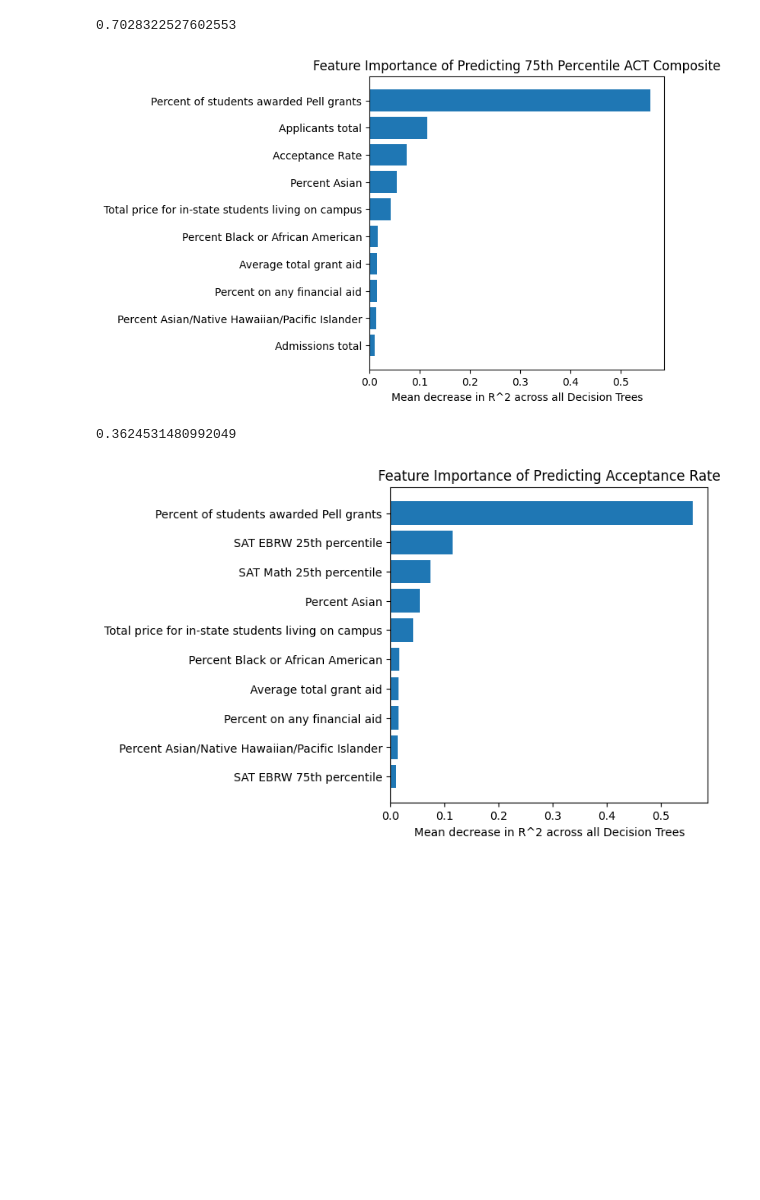
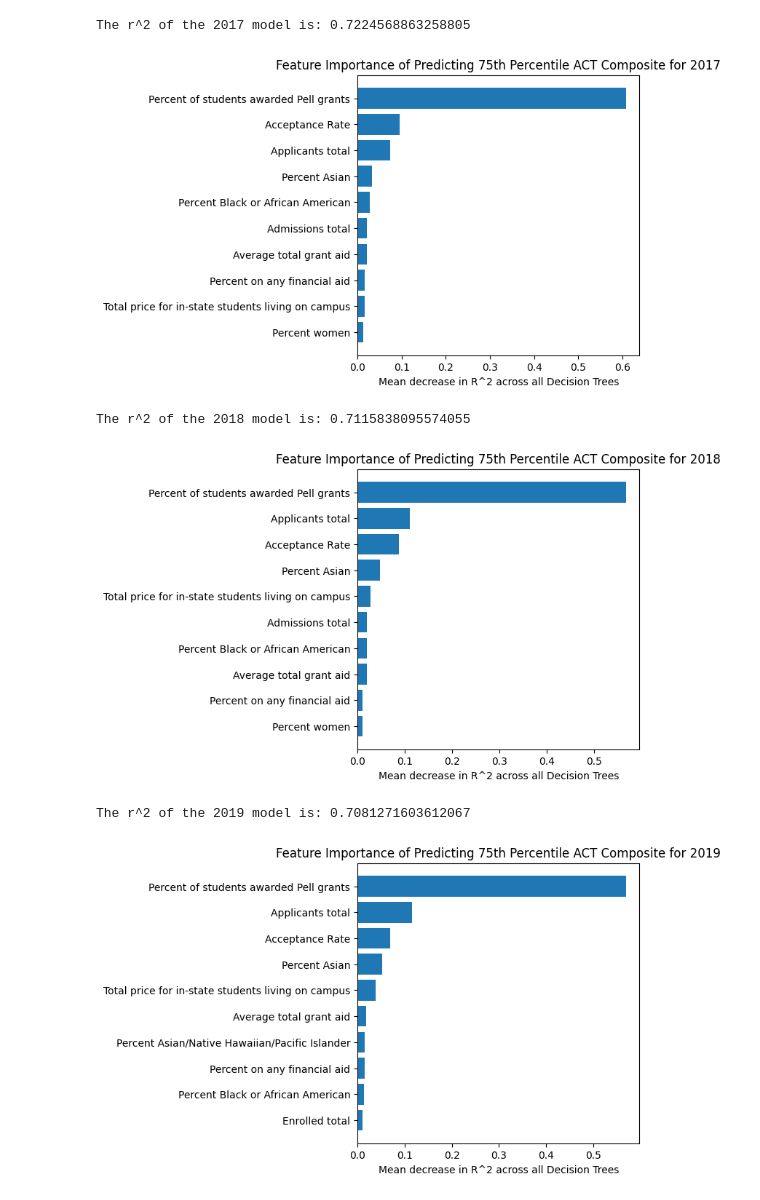
Before and after one commit to belljack17/standardized-testing, a Jupyter notebook: RandomForest.ipynb, the cells around one changed output. Cells and saved outputs as stored; diff of their text form; code cells hidden in the pictures; blank space fills up the shorter version.

Commit message:
updated with all years

```diff
--- a/RandomForest.ipynb
+++ b/RandomForest.ipynb
@@ -56,10 +76,3 @@ for train_idx, test_idx in kfold.split(x, y):
-# %%
-from sklearn.metrics import r2_score
-
-# get r^2
-r2_score(y_true=y, y_pred=y_pred)
-# %% [output]
-0.7028322527602553
 # %%
 import matplotlib.pyplot as plt
 
@@ -95,8 +108,0 @@ def plot_feat_import(feat_list, feat_import, title, sort=True, limit=None):
-# %%
-x_feat_list = df_2017.loc[:, 'Percent on any financial aid':'Enrolled part time total'].columns
-
-# plot the feature importances
-plot_feat_import(x_feat_list, rf_reg.feature_importances_, title = 'Feature Importance of Predicting 75th Percentile ACT Composite',
-                 limit = 10)
-# %% [output]
-[figure, removed]
@@ -135,14 +109,30 @@ for train_idx, test_idx in kfold.split(x, y):
-# %%
-from sklearn.metrics import r2_score
-
-# get r^2
-r2_score(y_true=y, y_pred=y_pred)
-# %% [output]
-0.3624531480992049
-# %%
-x_feat_list = df_2017_x.loc[:, 'Percent on any financial aid':'ACT Math 75th percentile'].columns
-
-# plot the feature importances
-plot_feat_import(x_feat_list, rf_reg.feature_importances_, title = 'Feature Importance of Predicting Acceptance Rate', limit = 10)
-# %% [output]
-[figure, removed]
+# %%
+from sklearn.metrics import r2_score
+
+years = ['2017', '2018', '2019']
+
+# create a list of all the dataframes
+dfs = [df_2017, df_2018, df_2019]
+
+# for each year and dataframe perform a random forest regression and the r2 value
+for year, df in zip(years, dfs):
+    y, y_pred, rf_reg = df_rfreg(df, target_col = 'ACT Composite 75th percentile', col_start = 'Percent on any financial aid',
+                      col_end = 'Enrolled part time total')
+
+    # get r^2 of model
+    print(f'The r^2 of the {year} model is:', r2_score(y_true = y, y_pred = y_pred))
+
+
+    # get the column names of the features
+    x_feat_list = df.loc[:, 'Percent on any financial aid':'Enrolled part time total'].columns
+
+    # plot the feature importances
+    plot_feat_import(x_feat_list, rf_reg.feature_importances_, title = f'Feature Importance of Predicting 75th Percentile ACT Composite for {year}',
+                     limit = 10)
+# %% [output]
+The r^2 of the 2017 model is: 0.7224568863258805
+[figure, added]
+The r^2 of the 2018 model is: 0.7115838095574055
+[figure, added]
+The r^2 of the 2019 model is: 0.7081271603612067
+[figure, added]
```
Also changed, not shown: parts of 6 cells of this notebook.
